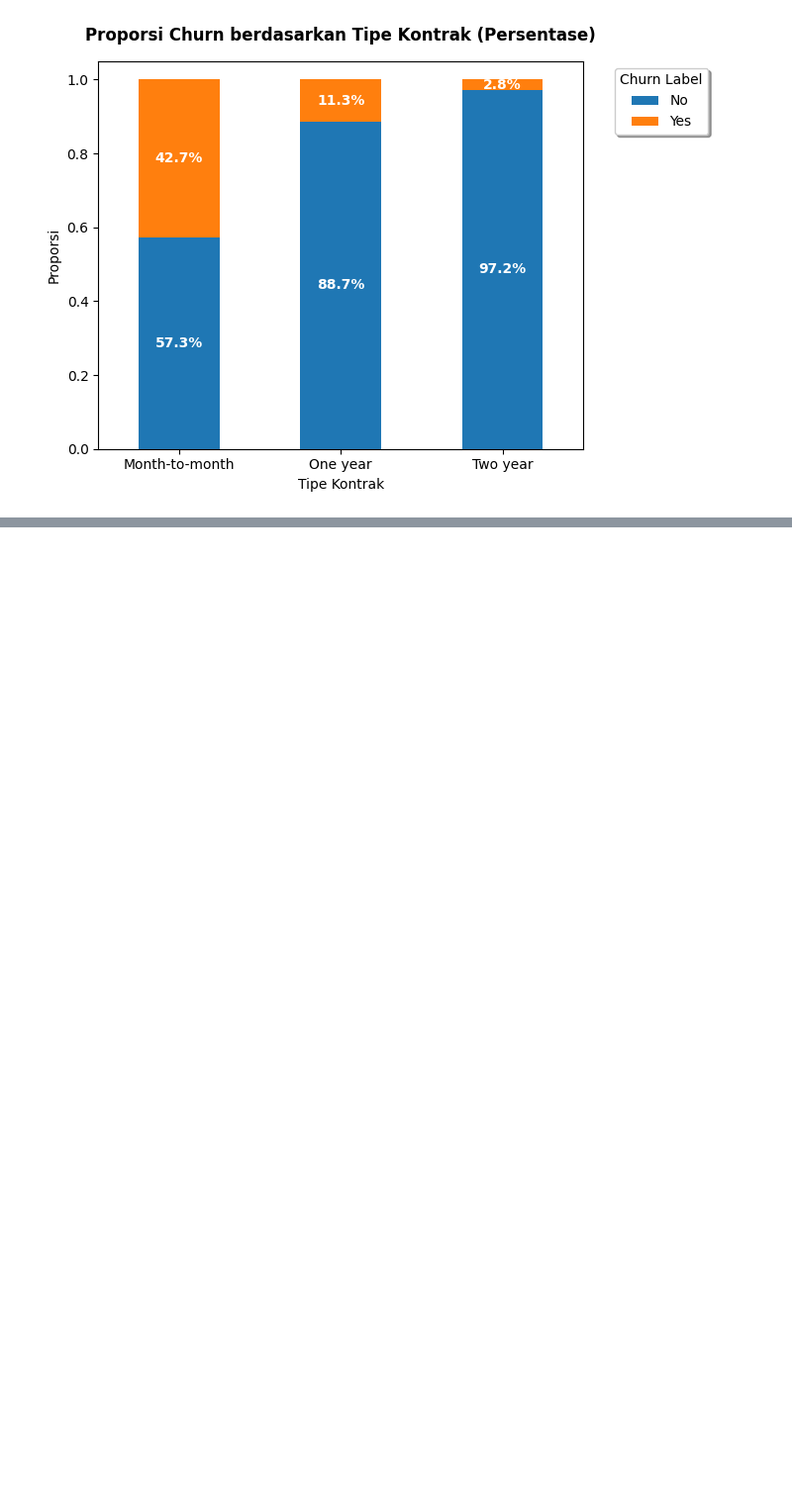
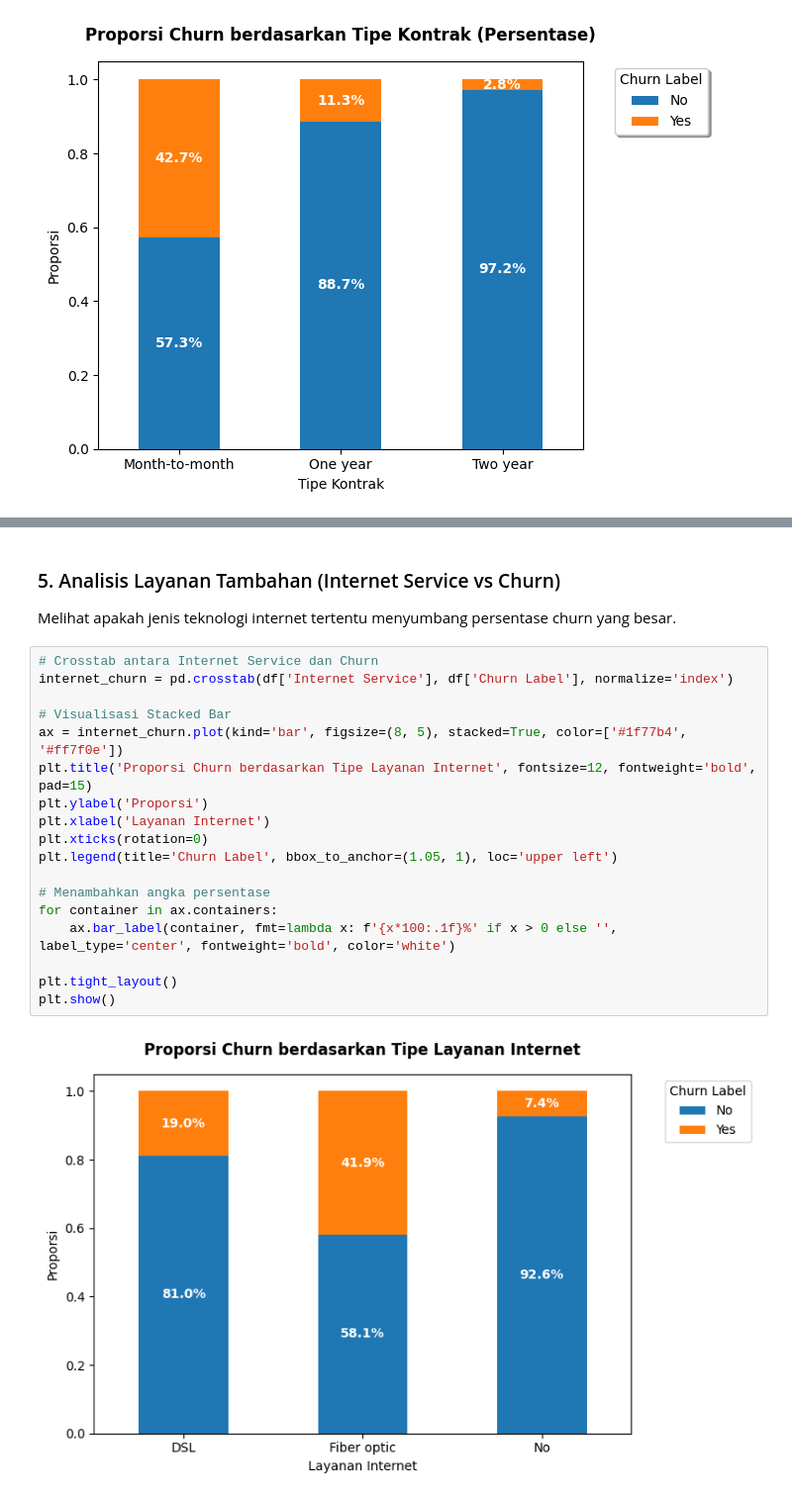
Before and after one commit to wildemar66/Project_Analisis_churn, a Jupyter notebook: notebooks/Analisis.ipynb, the cells around one changed output, grey strips where cells are left out. Shown at 99% size. Drawn from its saved outputs; the diff is of its cells as text; blank space fills up the shorter version.

```diff
--- a/notebooks/Analisis.ipynb
+++ b/notebooks/Analisis.ipynb
@@ -114,0 +159,23 @@ plt.show()
+# %% [markdown]
+### 5. Analisis Layanan Tambahan (Internet Service vs Churn)
+Melihat apakah jenis teknologi internet tertentu menyumbang persentase churn yang besar.
+# %%
+# Crosstab antara Internet Service dan Churn
+internet_churn = pd.crosstab(df['Internet Service'], df['Churn Label'], normalize='index')
+
+# Visualisasi Stacked Bar
+ax = internet_churn.plot(kind='bar', figsize=(8, 5), stacked=True, color=['#1f77b4', '#ff7f0e'])
+plt.title('Proporsi Churn berdasarkan Tipe Layanan Internet', fontsize=12, fontweight='bold', pad=15)
+plt.ylabel('Proporsi')
+plt.xlabel('Layanan Internet')
+plt.xticks(rotation=0)
+plt.legend(title='Churn Label', bbox_to_anchor=(1.05, 1), loc='upper left')
+
+# Menambahkan angka persentase
+for container in ax.containers:
+    ax.bar_label(container, fmt=lambda x: f'{x*100:.1f}%' if x > 0 else '', label_type='center', fontweight='bold', color='white')
+
+plt.tight_layout()
+plt.show()
+# %% [output]
+[figure, added]
```
Also changed, not shown: parts of 10 cells of this notebook.
